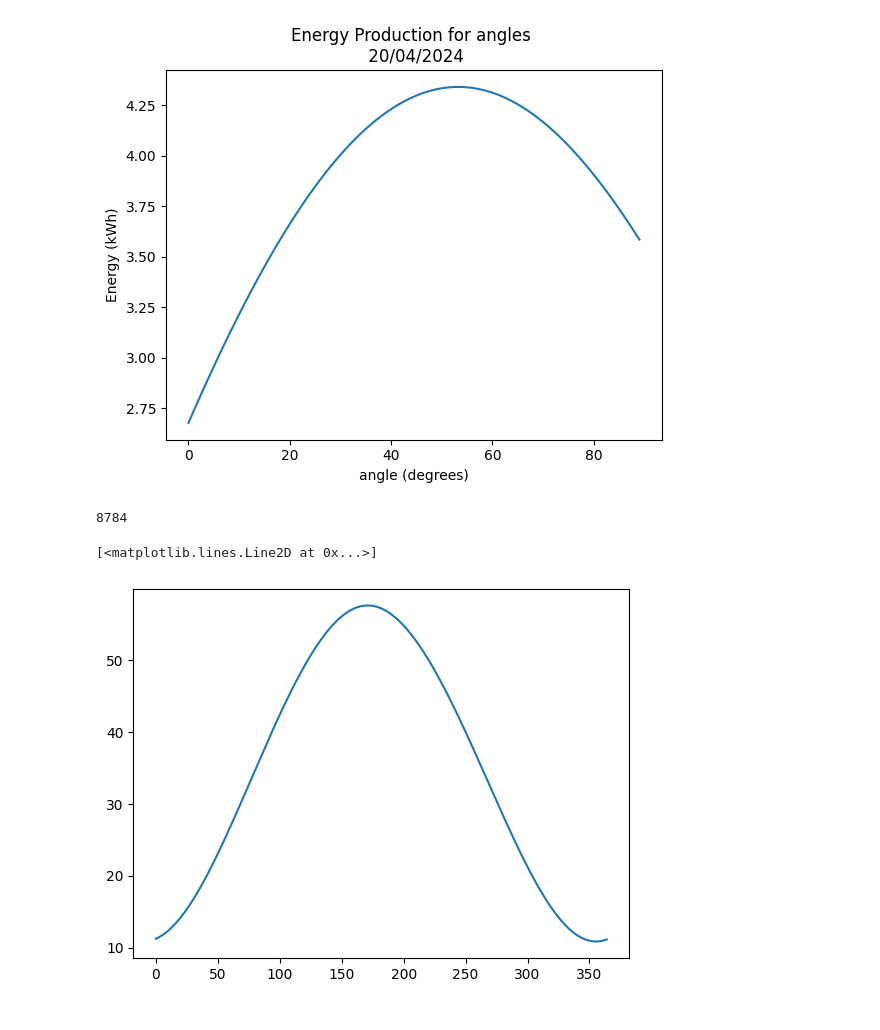
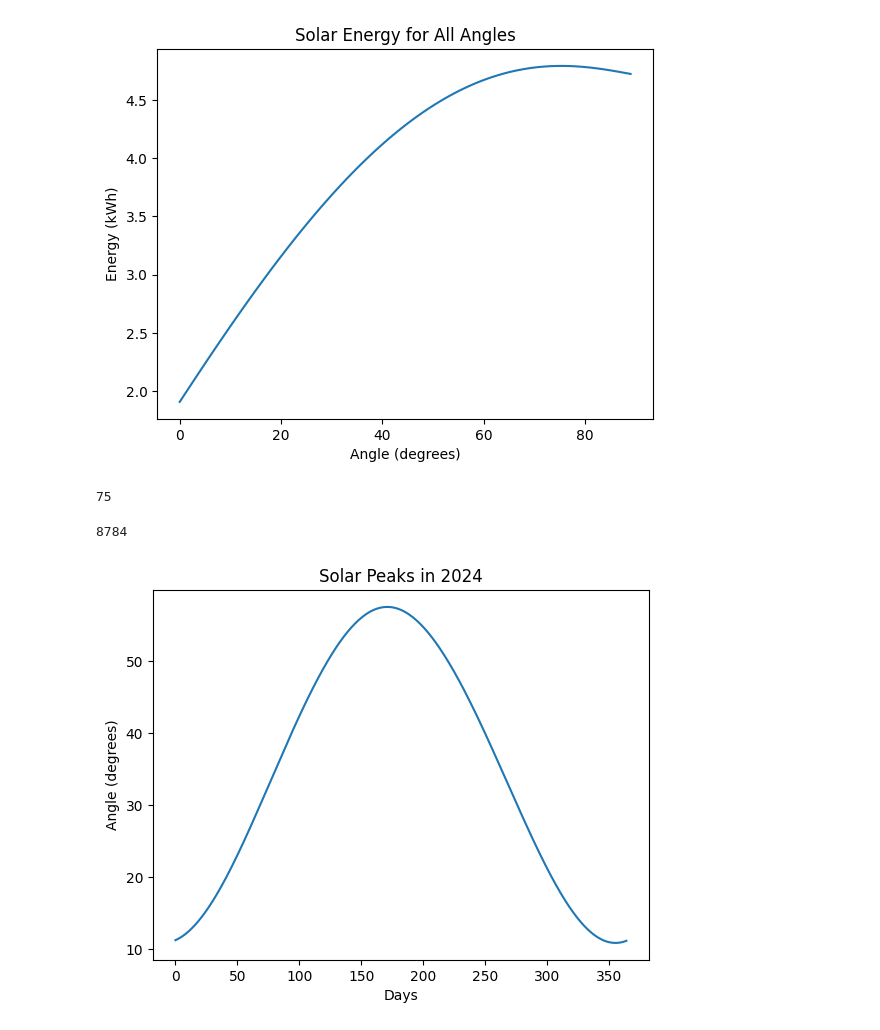
Before and after one commit to Romultra/Ultra-solar-panels, a Jupyter notebook: panelgrap.ipynb, the cells around one changed output. Saved outputs shown, nothing was run; the diff lists cells and outputs as text; code cells hidden in the pictures.

```diff
--- a/panelgrap.ipynb
+++ b/panelgrap.ipynb
@@ -3,8 +3,8 @@ from panelpy import *
 import dtumathtools
 from mpl_toolkits.mplot3d import axes3d
 
-start_date = "2024-04-20"
-end_date = "2024-04-20"
+start_date = "2017-07-06"
+end_date = "2017-07-06"
 delta_time = "Min"  # "Min", "H",
 
 # Definition of Location object. Using the latitude and altitude entered by the user
@@ -30,8 +30,8 @@ times = pd.date_range(
 sunpos = site.get_solarposition(times)
 
 # Calculation of the 365 days energy production:
-for azimuth in [180]:
-    for alpha in range(0,90):
+for azimuth in [180]:#range(100,260,2):
+    for alpha in range(0,90,1):
         angle2.append(azimuth)
         angle.append(alpha)
         energy.append(flux_function(azimuth, alpha, 0.5, 1, 1, sunpos)/60)
@@ -60,39 +61,45 @@ ax.view_init(40, 135, 0)
 # %%
 fig, ax = plt.subplots()
 ax.plot(angle, energy)
-ax.set(xlabel='angle (degrees)', ylabel='Energy (kWh)',
-       title='Energy Production for angles \n 20/04/2024')
+ax.set(xlabel='Angle (degrees)', ylabel='Energy (kWh)',
+       title='Solar Energy for All Angles')
 
 plt.show()
+angle[energy.index(max(energy))]
 # %% [output]
-[figure, old version]
+[figure, new version]
+75
 # %%
 timezone = "Europe/Copenhagen"
 start_date = "2024-01-01"
 end_date = "2024-12-31"
 delta_time = "H"  # "Min", "H",
 
 # Definition of Location object. Coordinates and elevation of Amager, Copenhagen (Denmark)
 site = Location(
     55.785469, 12.519103, timezone, 21, "DTU (DK)"
 )  # latitude, longitude, time_zone, altitude, name
 
 # Definition of a time range of simulation
 times = pd.date_range(
     start_date + " 00:00:00", end_date + " 23:59:00", freq=delta_time, tz=timezone
 )
 #print(times)
 display(len(sunpos.apparent_elevation))
 peaks = []
 sunpos = site.get_solarposition(times)
 for a in range(365):
     thing = 0
     for i in range(24*a,24*(a+1)):
         if sunpos.apparent_elevation[i]>thing:
             thing = sunpos.apparent_elevation[i]
     peaks.append(thing)
-plt.plot(range(365),peaks)
+fig, ax = plt.subplots()
+ax.plot(range(365),peaks)
+ax.set(xlabel='Days', ylabel='Angle (degrees)',
+       title='Solar Peaks in 2024')
+
+plt.show()
 # %% [output]
 8784
-[<matplotlib.lines.Line2D at 0x...>]
-[figure, old version]
+[figure, new version]
```
Also changed, not shown: parts of 2 cells of this notebook, 3 other files.
